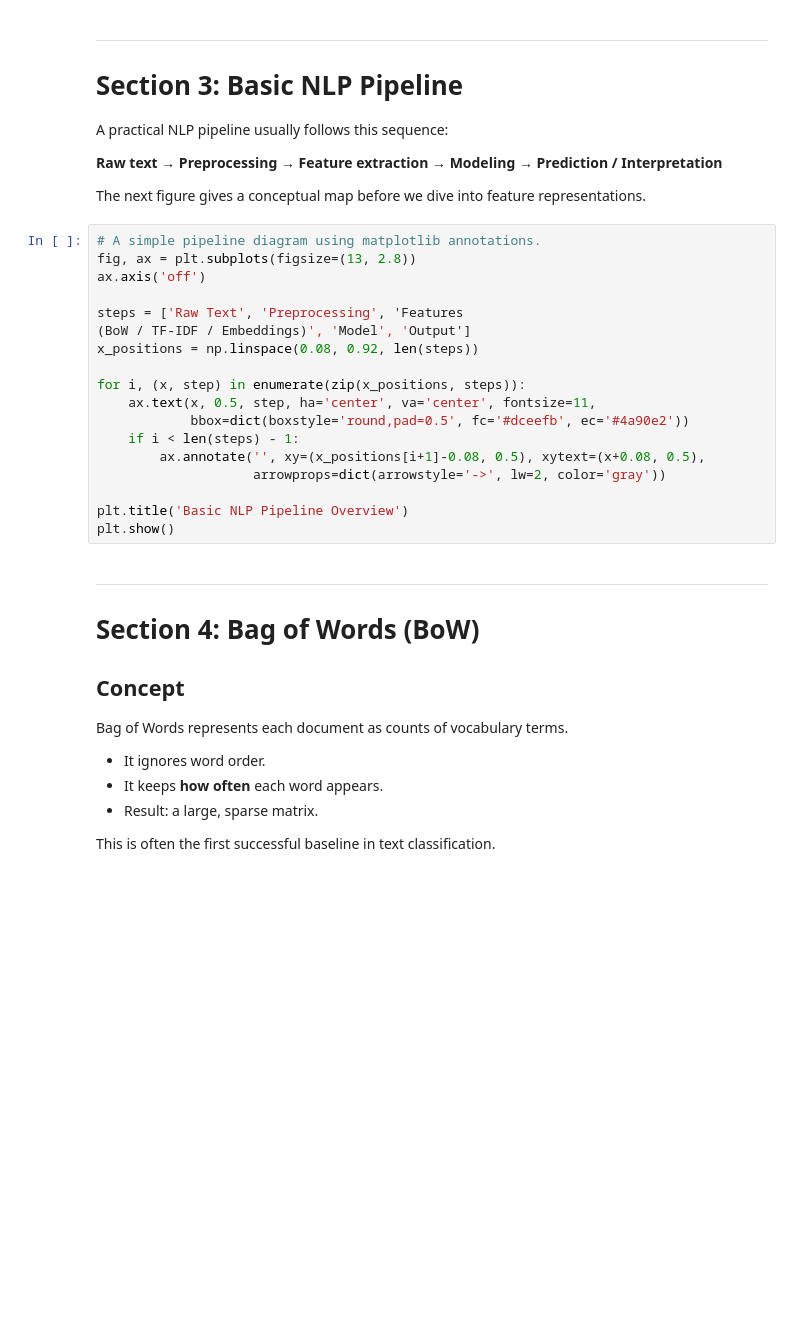
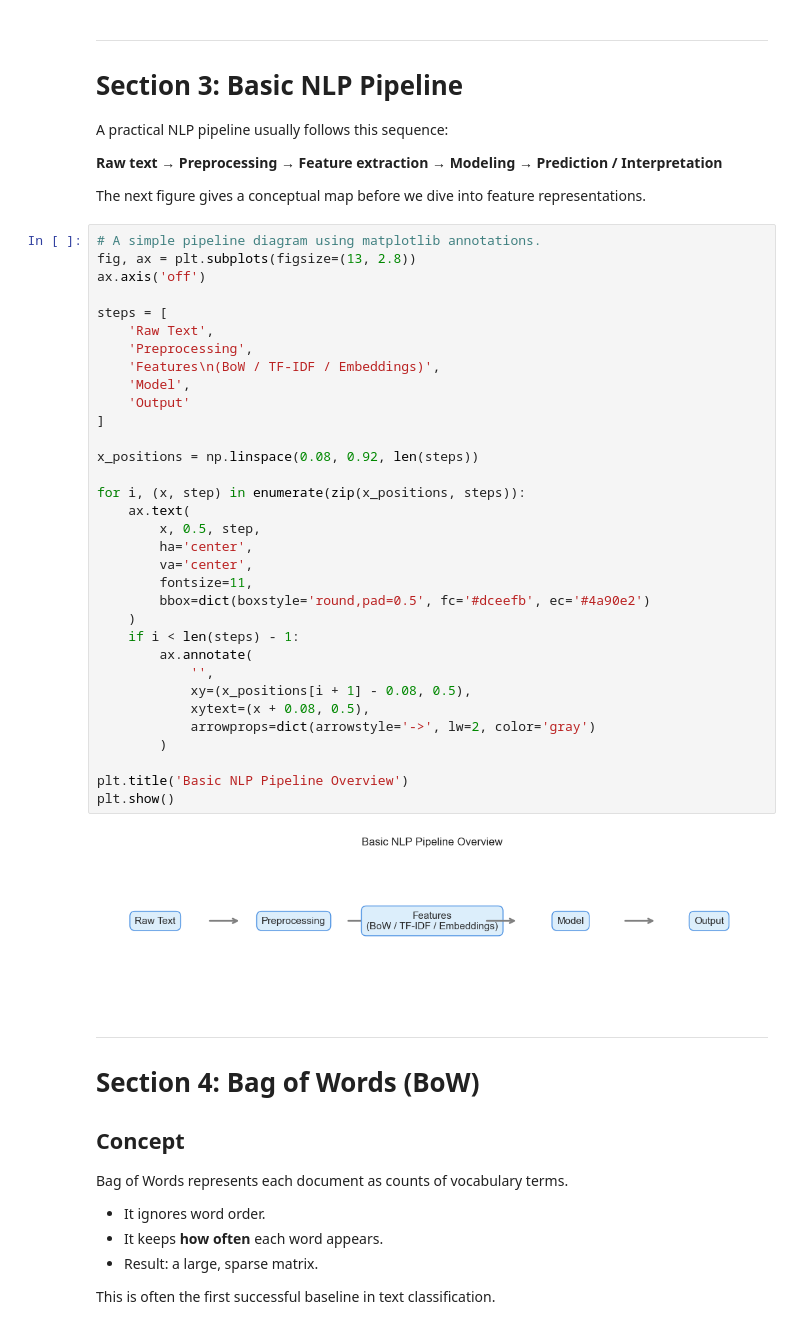
Before and after one commit to BPMSTC/NLP_spring26, a Jupyter notebook: NLP_Classroom_Demo_From_BoW_to_Contextual_Embeddings.ipynb, the cells around one changed output. Drawn from its saved outputs; the diff is of its cells as text; blank space fills up the shorter version.

```diff
--- a/NLP_Classroom_Demo_From_BoW_to_Contextual_Embeddings.ipynb
+++ b/NLP_Classroom_Demo_From_BoW_to_Contextual_Embeddings.ipynb
@@ -284,21 +384,38 @@ The next figure gives a conceptual map before we dive into feature representatio
 # %%
 # A simple pipeline diagram using matplotlib annotations.
 fig, ax = plt.subplots(figsize=(13, 2.8))
 ax.axis('off')
 
-steps = ['Raw Text', 'Preprocessing', 'Features
-(BoW / TF-IDF / Embeddings)', 'Model', 'Output']
+steps = [
+    'Raw Text',
+    'Preprocessing',
+    'Features\n(BoW / TF-IDF / Embeddings)',
+    'Model',
+    'Output'
+]
+
 x_positions = np.linspace(0.08, 0.92, len(steps))
 
 for i, (x, step) in enumerate(zip(x_positions, steps)):
-    ax.text(x, 0.5, step, ha='center', va='center', fontsize=11,
-            bbox=dict(boxstyle='round,pad=0.5', fc='#dceefb', ec='#4a90e2'))
+    ax.text(
+        x, 0.5, step,
+        ha='center',
+        va='center',
+        fontsize=11,
+        bbox=dict(boxstyle='round,pad=0.5', fc='#dceefb', ec='#4a90e2')
+    )
     if i < len(steps) - 1:
-        ax.annotate('', xy=(x_positions[i+1]-0.08, 0.5), xytext=(x+0.08, 0.5),
-                    arrowprops=dict(arrowstyle='->', lw=2, color='gray'))
+        ax.annotate(
+            '',
+            xy=(x_positions[i + 1] - 0.08, 0.5),
+            xytext=(x + 0.08, 0.5),
+            arrowprops=dict(arrowstyle='->', lw=2, color='gray')
+        )
 
 plt.title('Basic NLP Pipeline Overview')
 plt.show()
+# %% [output]
+[figure, added]
 # %% [markdown]
 ---
 # Section 4: Bag of Words (BoW)
```
Also changed, not shown: parts of 27 cells of this notebook, 6 other files.
